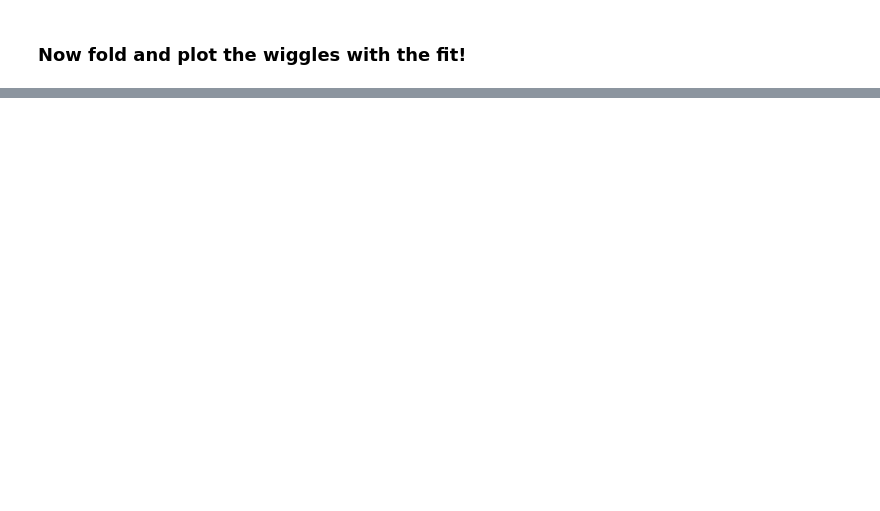
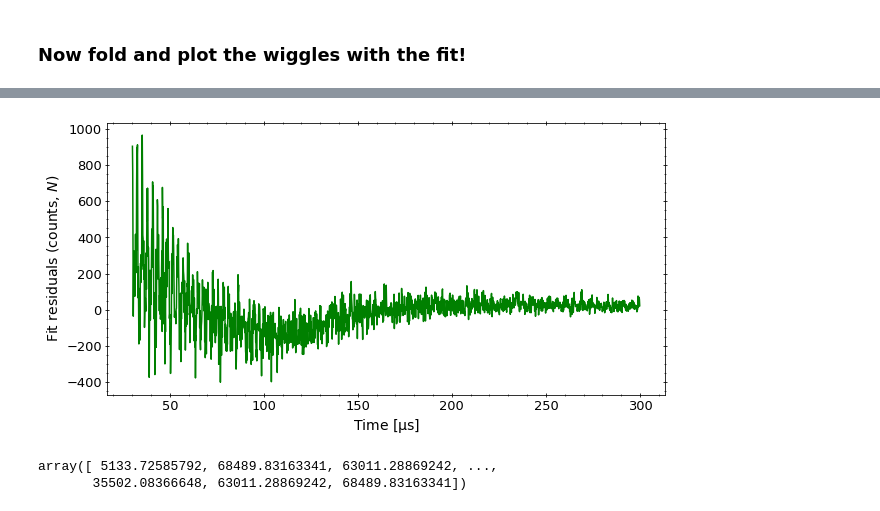
Before and after one commit to glukicov/EDMTracking, a Jupyter notebook: Wiggle.ipynb, the cells around one changed output, grey strips where cells are left out. Saved outputs shown, nothing was run; the diff lists cells and outputs as text; code cells hidden in the pictures; blank space fills up the shorter version.

```diff
--- a/Wiggle.ipynb
+++ b/Wiggle.ipynb
@@ -186,0 +188,10 @@ Expected error on R is 8.38281012526728 ppm
+# %%
+def residuals(x, y, func, pars):
+    '''
+    Calcualte fit residuals
+    '''
+    residuals=[]
+    for i in range(0, len(x)):
+        r = y[i] - func(x[i], *pars)
+        residuals.append(r)
+    return np.array(residuals)
@@ -186,0 +208,7 @@ Expected error on R is 8.38281012526728 ppm
+# %%
+fig, ax = cu.plotScatter(x, res, figsize=(10,5))
+plt.ylabel(r"Fit residuals (counts, $N$)");
+plt.xlabel(r"Time [$\mathrm{\mu}$s]");
+plt.savefig("fig/res.png", dpi=300)
+# %% [output]
+[figure, added]
@@ -186,0 +222,7 @@ Expected error on R is 8.38281012526728 ppm
+# %%
+ffts = np.fft.fft(res)
+ffts_mag = np.absolute(ffts)
+ffts_mag
+# %% [output]
+array([ 5133.72585792, 68489.83163341, 63011.28869242, ...,
+       35502.08366648, 63011.28869242, 68489.83163341])
```
Also changed, not shown: parts of 12 cells of this notebook, 2 other files.
